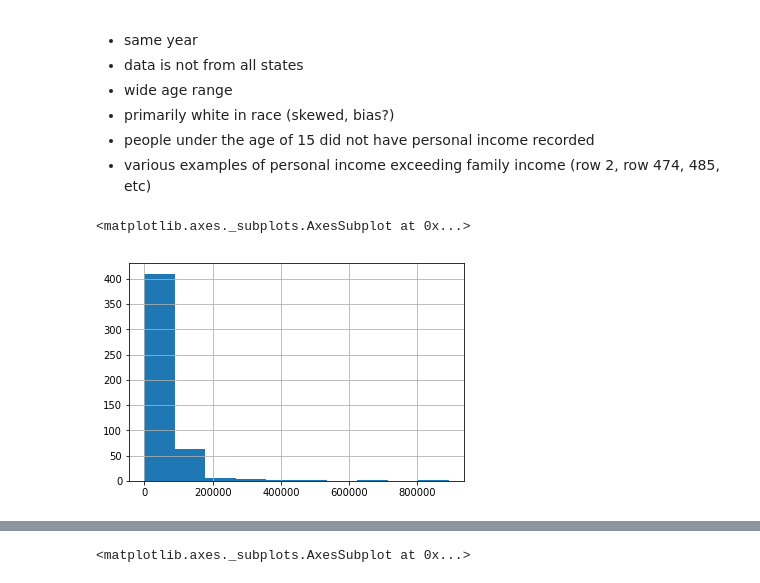
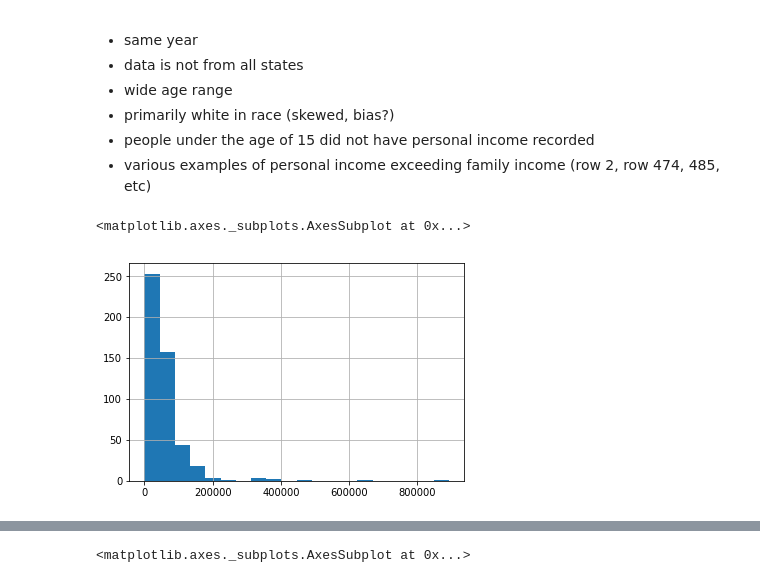
Before and after one commit to esire1/Math2212_Sirett, a Jupyter notebook: HW/Midterm_Sirett.ipynb, the cells around one changed output, grey strips where cells are left out. Cells and saved outputs as stored; diff of their text form; code cells hidden in the pictures.

```diff
--- a/HW/Midterm_Sirett.ipynb
+++ b/HW/Midterm_Sirett.ipynb
@@ -69,7 +69,7 @@ cen
 - people under the age of 15 did not have personal income recorded
 - various examples of personal income exceeding family income (row 2, row 474, 485, etc)
 # %%
-cen['total_family_income'].hist()
+cen['total_family_income'].hist(bins = 20)
 # %% [output]
 <matplotlib.axes._subplots.AxesSubplot at 0x...>
-[figure, old version]
+[figure, new version]
```
Also changed, not shown: parts of 9 cells of this notebook, 3 other files.
